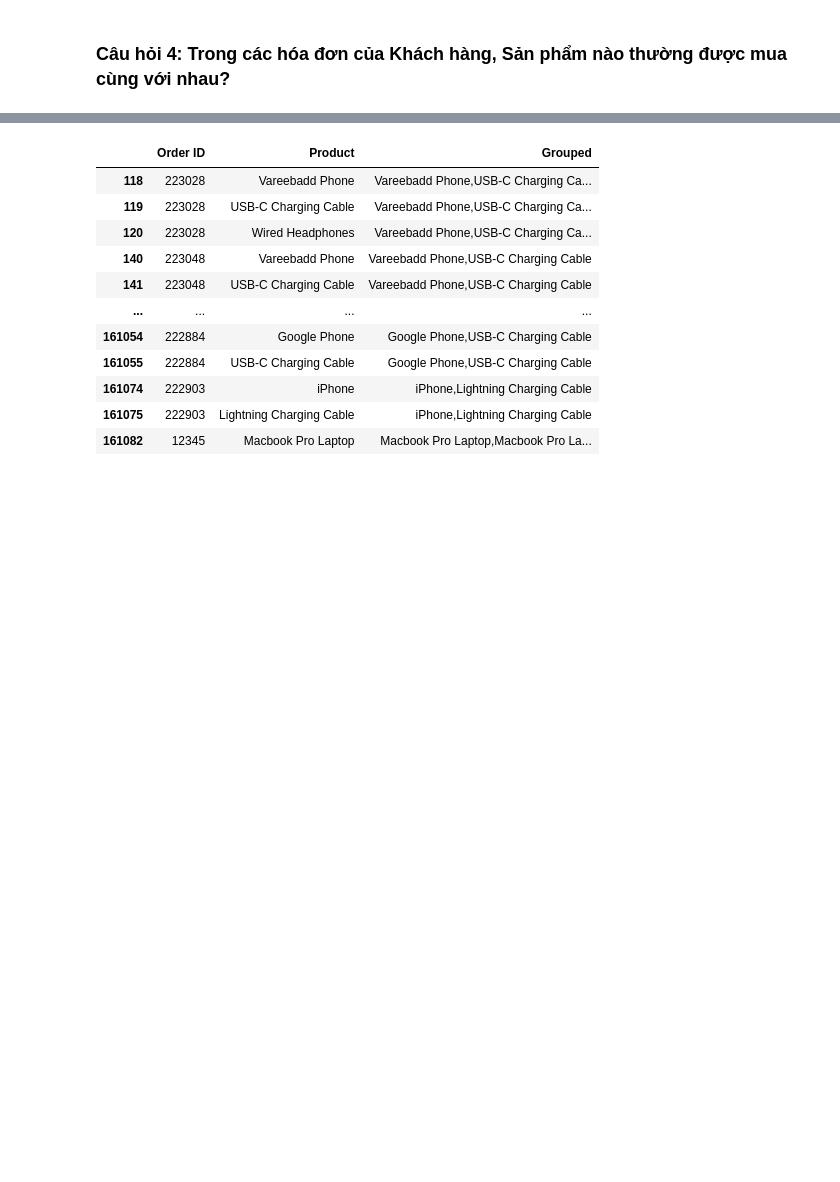
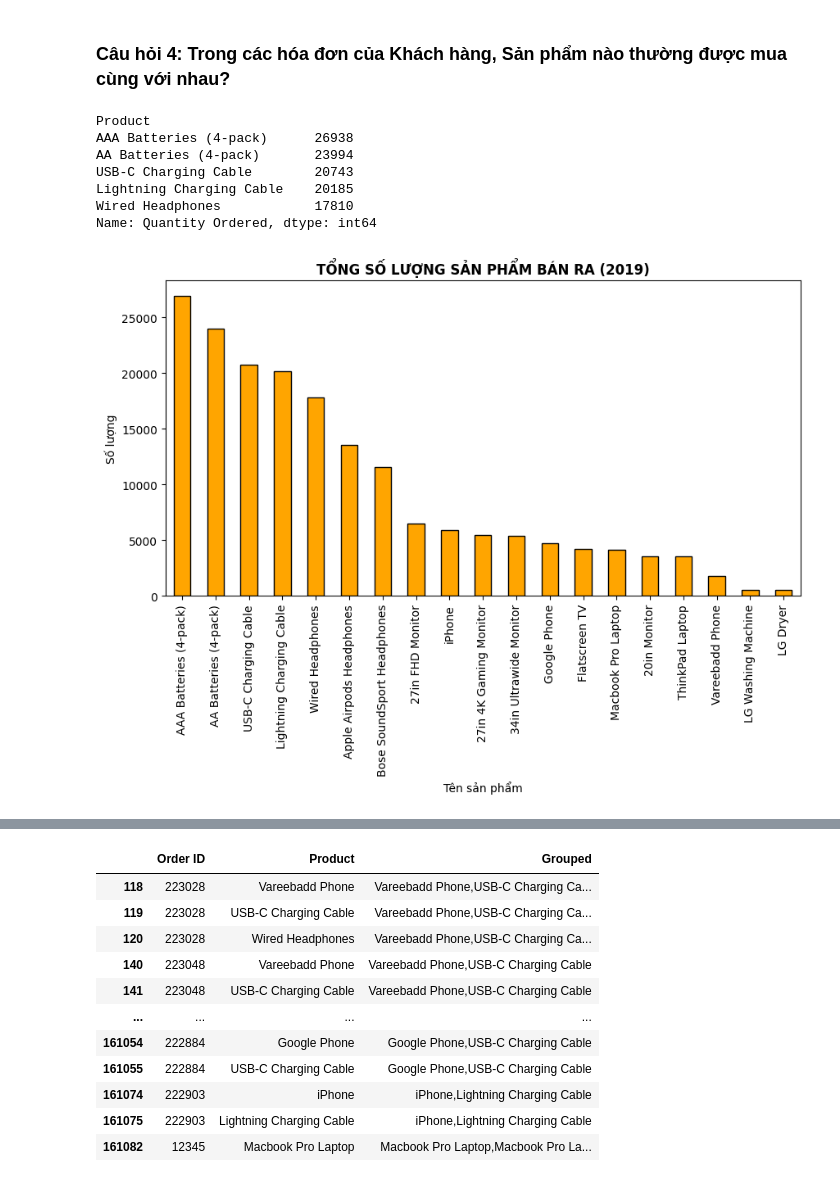
Before and after one commit to Namth20242306M/python, a Jupyter notebook: Demo_SalesData.ipynb, the cells around one changed output, grey strips where cells are left out. Cells and saved outputs as stored; diff of their text form; code cells hidden in the pictures; blank space fills up the shorter version.

```diff
--- a/Demo_SalesData.ipynb
+++ b/Demo_SalesData.ipynb
@@ -927,6 +902,32 @@ Bảng thống kê chi tiết:
 * Khoảng thời gian mua hàng nhiều nhất 10 am --> 21 pm; cao điểm nhất là lúc 12 am và 19 pm
 # %% [markdown]
 ### Câu hỏi 4: Trong các hóa đơn của Khách hàng, Sản phẩm nào thường được mua cùng với nhau?
+# %%
+# Tính tổng số lượng bán ra của từng sản phẩm
+product_qty = all_data.groupby('Product')['Quantity Ordered'].sum()
+
+# Sắp xếp từ cao xuống thấp
+product_qty = product_qty.sort_values(ascending=False)
+print(product_qty.head()) # In ra 5 sản phẩm bán chạy nhất
+
+# Vẽ biểu đồ cột
+plt.figure(figsize=(10, 5))
+product_qty.plot(kind='bar', color='orange', edgecolor='black')
+
+plt.title('TỔNG SỐ LƯỢNG SẢN PHẨM BÁN RA (2019)', fontweight='bold')
+plt.xlabel('Tên sản phẩm')
+plt.ylabel('Số lượng')
+plt.xticks(rotation=90) # Xoay dọc tên sản phẩm để không bị đè chữ
+plt.show()
+# %% [output]
+Product
+AAA Batteries (4-pack)      26938
+AA Batteries (4-pack)       23994
+USB-C Charging Cable        20743
+Lightning Charging Cable    20185
+Wired Headphones            17810
+Name: Quantity Ordered, dtype: int64
+[figure, added]
 # %%
 #Lọc danh sách lấy các hóa đơn mua nhiều sản phẩm
 df = all_data[all_data['Order ID'].duplicated(keep=False)]
```
Also changed, not shown: parts of 4 cells of this notebook.
